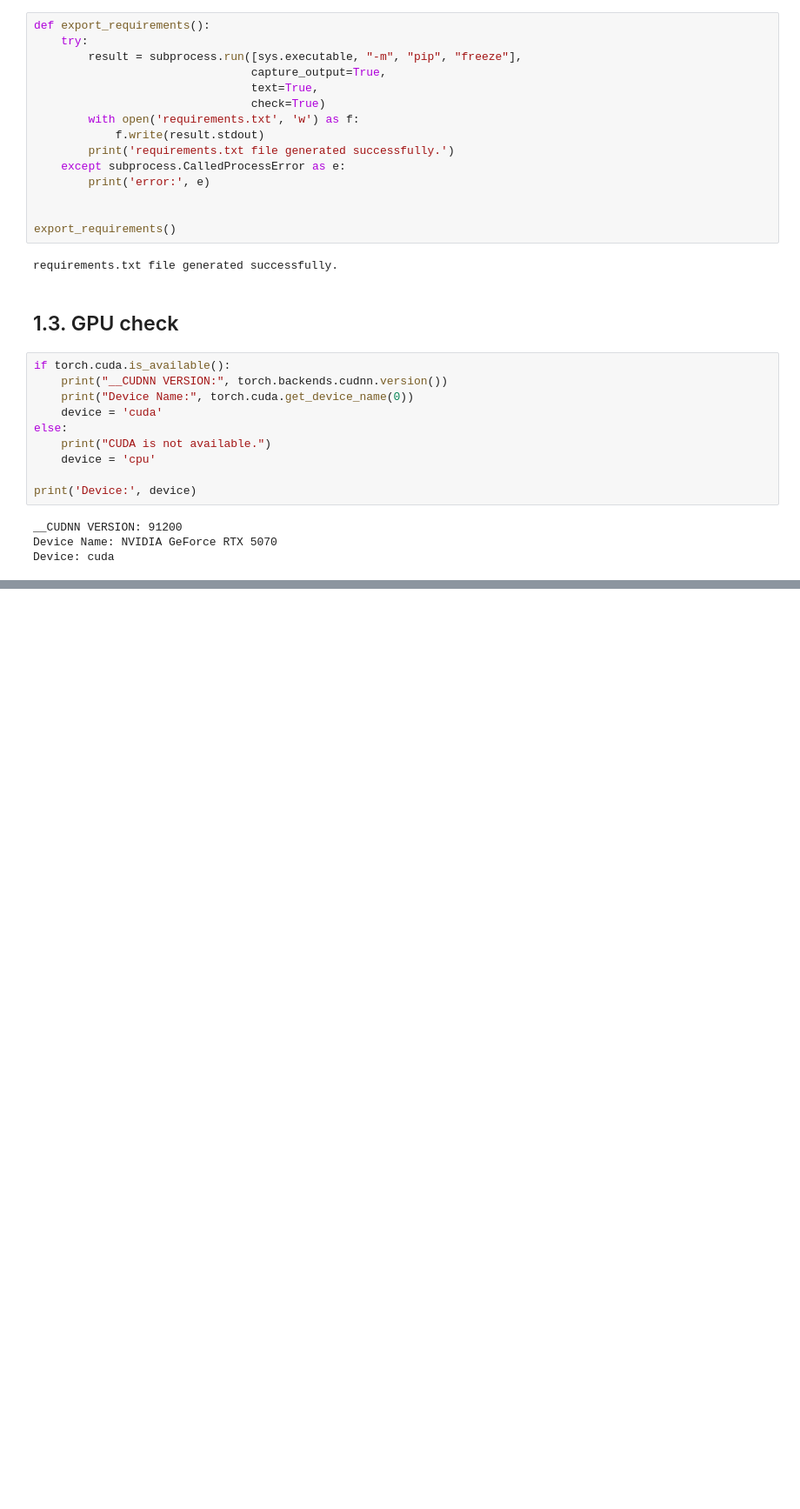
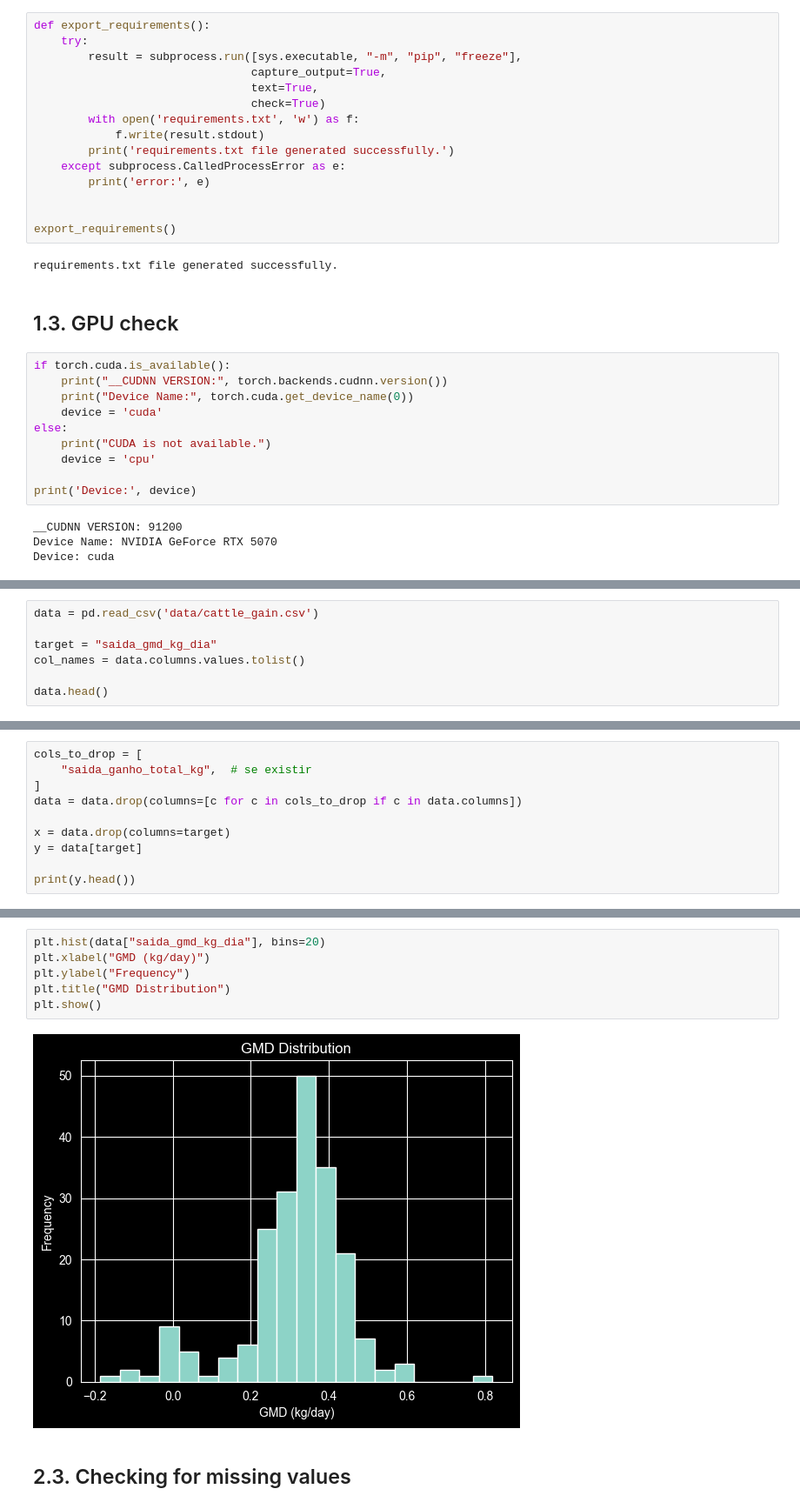
Before and after one commit to eulergomees/dnn_cattle_weight_gain, a Jupyter notebook: dnn_cattle_weight_gain.ipynb, the cells around one changed output, grey strips where cells are left out. Shown at 87% size. Saved outputs shown, nothing was run; the diff lists cells and outputs as text; blank space fills up the shorter version.

Commit message:
feat: data exploration

```diff
--- a/dnn_cattle_weight_gain.ipynb
+++ b/dnn_cattle_weight_gain.ipynb
@@ -76,0 +82,7 @@ Device: cuda
+# %%
+data = pd.read_csv('data/cattle_gain.csv')
+
+target = "saida_gmd_kg_dia"
+col_names = data.columns.values.tolist()
+
+data.head()
@@ -76,0 +99,10 @@ Device: cuda
+# %%
+cols_to_drop = [
+    "saida_ganho_total_kg",  # se existir
+]
+data = data.drop(columns=[c for c in cols_to_drop if c in data.columns])
+
+x = data.drop(columns=target)
+y = data[target]
+
+print(y.head())
@@ -76,0 +130,10 @@ Device: cuda
+# %%
+plt.hist(data["saida_gmd_kg_dia"], bins=20)
+plt.xlabel("GMD (kg/day)")
+plt.ylabel("Frequency")
+plt.title("GMD Distribution")
+plt.show()
+# %% [output]
+[figure, added]
+# %% [markdown]
+## 2.3. Checking for missing values
```
Also changed, not shown: parts of 10 cells of this notebook.
